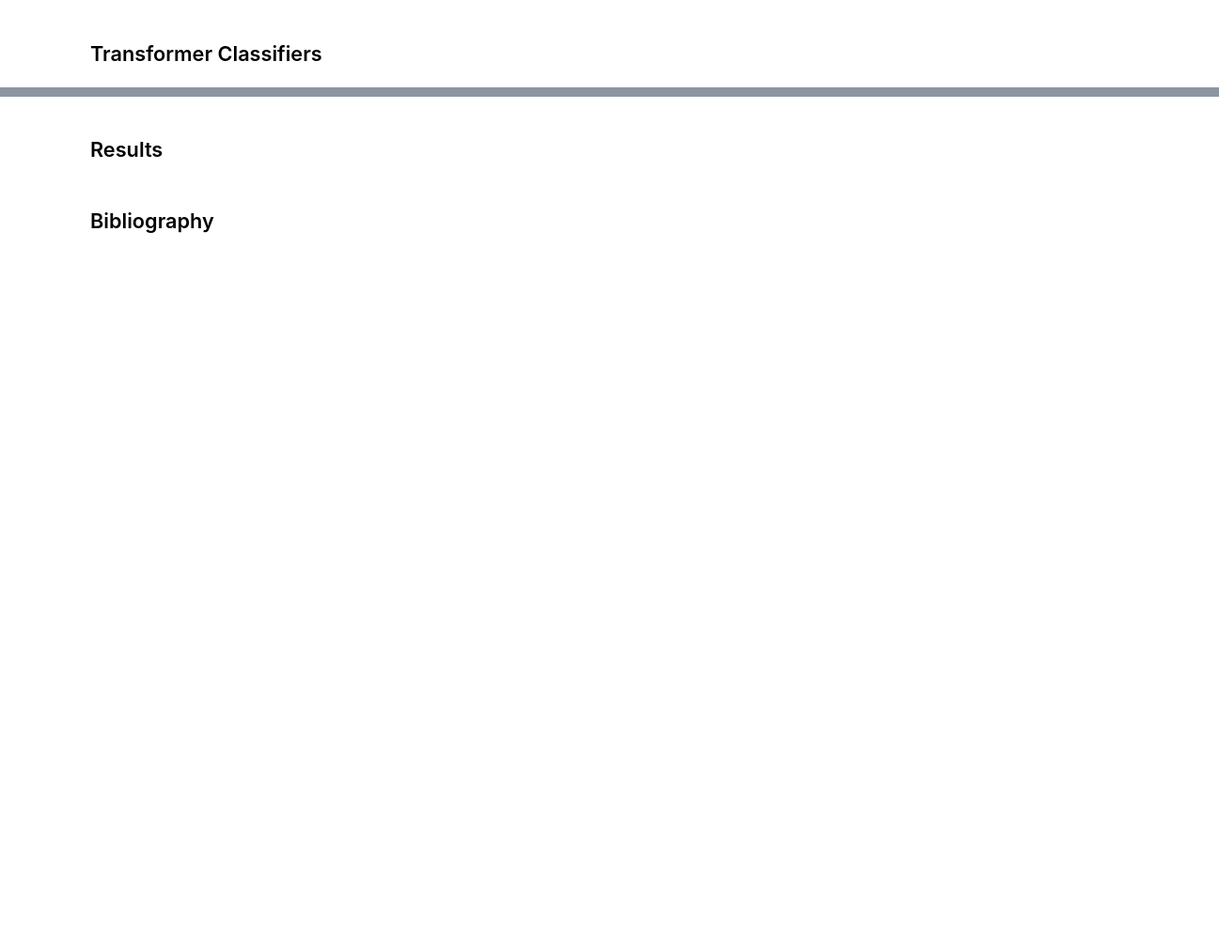
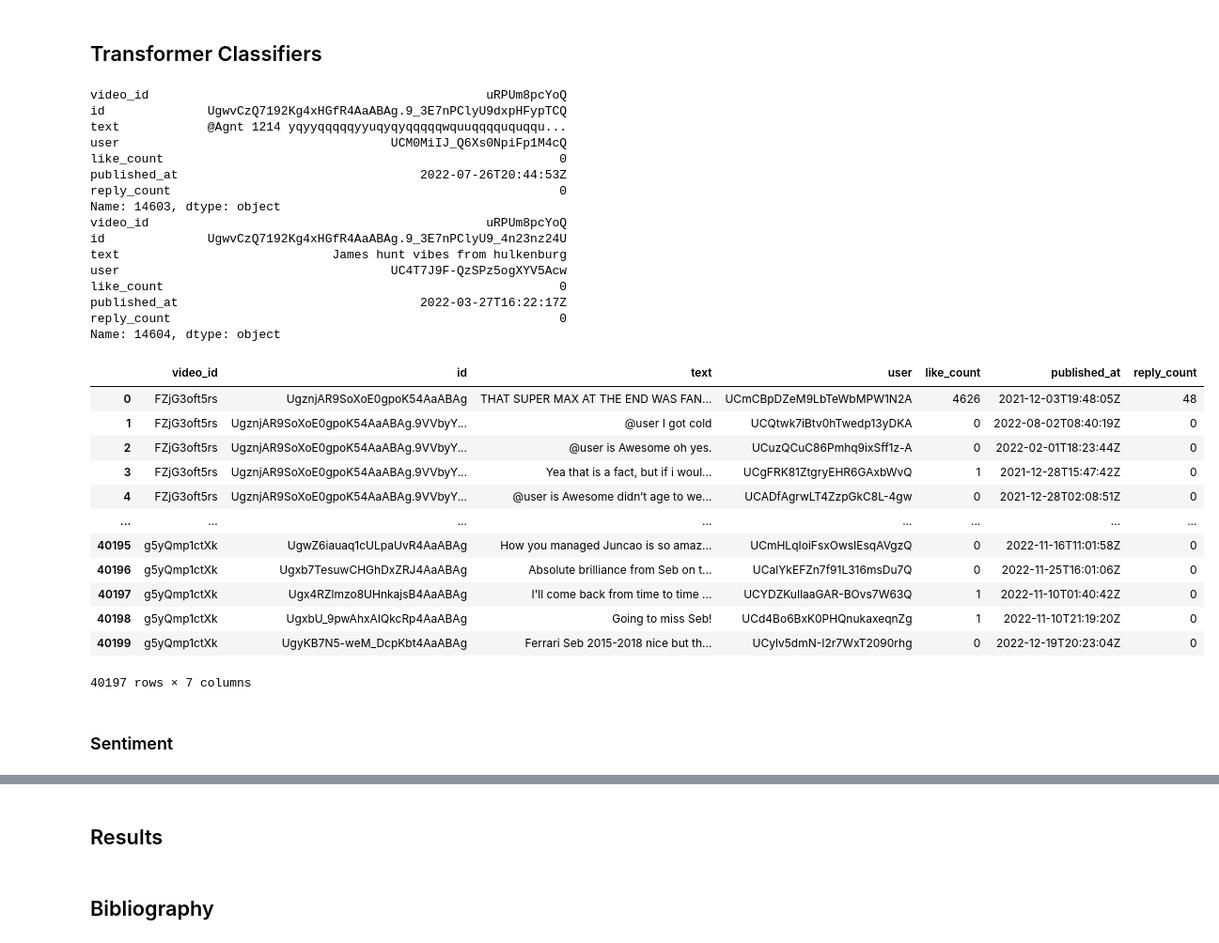
Before and after one commit to lkno0705/ToxicF1Cac, a Jupyter notebook: final.ipynb, the cells around one changed output, grey strips where cells are left out. Shown at 94% size. Saved outputs shown, nothing was run; the diff lists cells and outputs as text; code cells hidden in the pictures; blank space fills up the shorter version.

```diff
--- a/final.ipynb
+++ b/final.ipynb
@@ -285,2 +422,60 @@ ethnic_slurs_counter
 # %% [markdown]
 ## Transformer Classifiers
+# %%
+from transformers import AutoModelForSequenceClassification, AutoTokenizer, AutoConfig
+import numpy as np
+from scipy.special import softmax
+import swifter
+from bs4 import BeautifulSoup
+
+def preprocess(text):
+    new_text = []
+    text = BeautifulSoup(text, "lxml").text
+    for t in text.split(" "):
+        t = '@user' if t.startswith('@') and len(t) > 1 else t
+        t = 'http' if t.startswith('http') else t
+        new_text.append(t)
+    return " ".join(new_text)
+
+# Delete unreadable comments that result in the models crashing
+print(comment_df.iloc[14603])
+comment_df.drop([14603], inplace=True) # comment is full of random characters
+comment_df.drop([27224, 27223], inplace=True) # comment is not in english
+comment_df.reset_index(drop=True)
+print(comment_df.iloc[14603])
+
+comment_df_for_transformers = comment_df.copy()
+comment_df_for_transformers["text"] = comment_df_for_transformers.text.swifter.apply(lambda text: preprocess(text))
+comment_df_for_transformers
+# %% [output]
+video_id                                              uRPUm8pcYoQ
+id              UgwvCzQ7192Kg4xHGfR4AaABAg.9_3E7nPClyU9dxpHFypTCQ
+text            @Agnt 1214 yqyyqqqqqyyuqyqyqqqqqwquuqqqququqqu...
+user                                     UCM0MiIJ_Q6Xs0NpiFp1M4cQ
+like_count                                                      0
+published_at                                 2022-07-26T20:44:53Z
+reply_count                                                     0
+Name: 14603, dtype: object
+video_id                                              uRPUm8pcYoQ
+id              UgwvCzQ7192Kg4xHGfR4AaABAg.9_3E7nPClyU9_4n23nz24U
+text                             James hunt vibes from hulkenburg
+user                                     UC4T7J9F-QzSPz5ogXYV5Acw
+like_count                                                      0
+published_at                                 2022-03-27T16:22:17Z
+reply_count                                                     0
+Name: 14604, dtype: object
+|  | video_id | id | text | user | like_count | published_at | reply_count |
+| 0 | FZjG3oft5rs | UgznjAR9SoXoE0gpoK54AaABAg | THAT SUPER MAX AT THE END WAS FAN... | UCmCBpDZeM9LbTeWbMPW1N2A | 4626 | 2021-12-03T19:48:05Z | 48 |
+| 1 | FZjG3oft5rs | UgznjAR9SoXoE0gpoK54AaABAg.9VVbyY... | @user I got cold | UCQtwk7iBtv0hTwedp13yDKA | 0 | 2022-08-02T08:40:19Z | 0 |
+| 2 | FZjG3oft5rs | UgznjAR9SoXoE0gpoK54AaABAg.9VVbyY... | @user is Awesome oh yes. | UCuzQCuC86Pmhq9ixSff1z-A | 0 | 2022-02-01T18:23:44Z | 0 |
+| 3 | FZjG3oft5rs | UgznjAR9SoXoE0gpoK54AaABAg.9VVbyY... | Yea that is a fact, but if i woul... | UCgFRK81ZtgryEHR6GAxbWvQ | 1 | 2021-12-28T15:47:42Z | 0 |
+| 4 | FZjG3oft5rs | UgznjAR9SoXoE0gpoK54AaABAg.9VVbyY... | @user is Awesome didn’t age to we... | UCADfAgrwLT4ZzpGkC8L-4gw | 0 | 2021-12-28T02:08:51Z | 0 |
+| ... | ... | ... | ... | ... | ... | ... | ... |
+| 40195 | g5yQmp1ctXk | UgwZ6iauaq1cULpaUvR4AaABAg | How you managed Juncao is so amaz... | UCmHLqIoiFsxOwsIEsqAVgzQ | 0 | 2022-11-16T11:01:58Z | 0 |
+| 40196 | g5yQmp1ctXk | Ugxb7TesuwCHGhDxZRJ4AaABAg | Absolute brilliance from Seb on t... | UCalYkEFZn7f91L316msDu7Q | 0 | 2022-11-25T16:01:06Z | 0 |
+| 40197 | g5yQmp1ctXk | Ugx4RZlmzo8UHnkajsB4AaABAg | I'll come back from time to time ... | UCYDZKuIlaaGAR-BOvs7W63Q | 1 | 2022-11-10T01:40:42Z | 0 |
+| 40198 | g5yQmp1ctXk | UgxbU_9pwAhxAIQkcRp4AaABAg | Going to miss Seb! | UCd4Bo6BxK0PHQnukaxeqnZg | 1 | 2022-11-10T21:19:20Z | 0 |
+| 40199 | g5yQmp1ctXk | UgyKB7N5-weM_DcpKbt4AaABAg | Ferrari Seb 2015-2018 nice but th... | UCylv5dmN-I2r7WxT2090rhg | 0 | 2022-12-19T20:23:04Z | 0 |
+40197 rows × 7 columns
+# %% [markdown]
+### Sentiment
```
Also changed, not shown: parts of 19 cells of this notebook, 1 other file.
